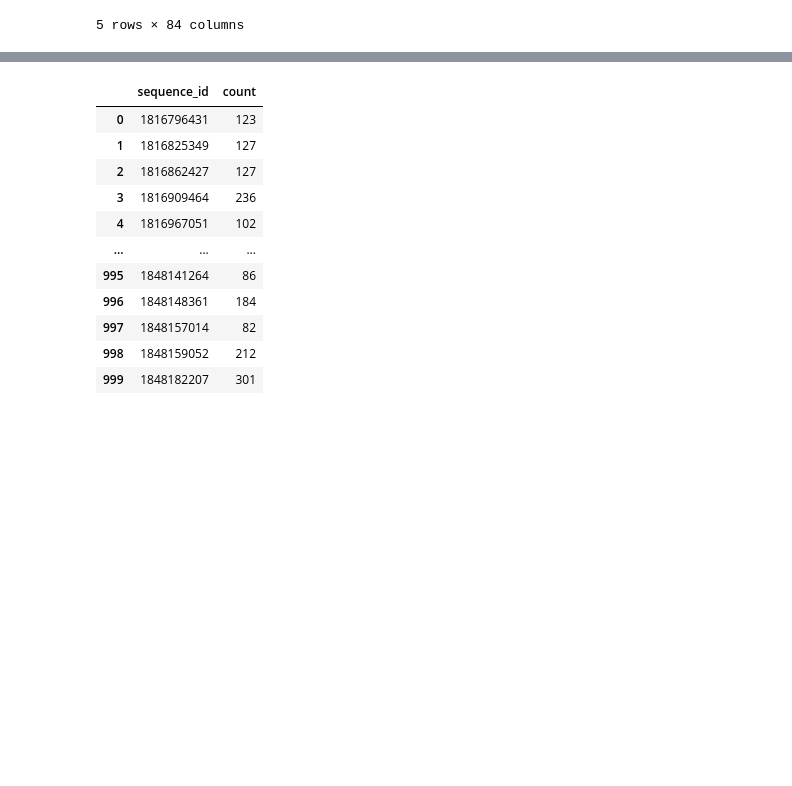
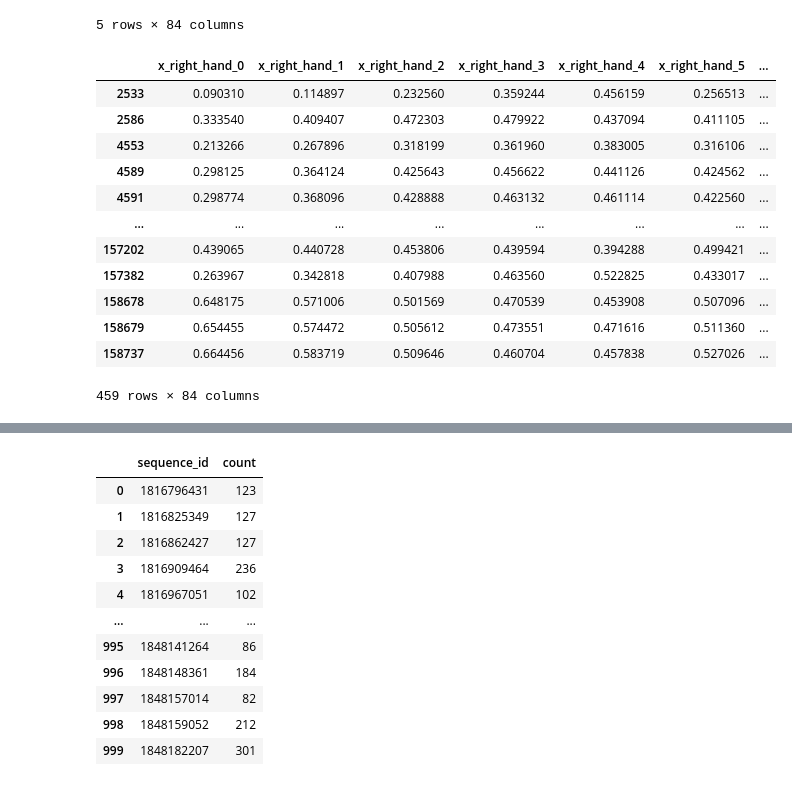
Before and after one commit to mmartiasg/fingerspelling-recognition, a Jupyter notebook: notebooks/exploration.ipynb, the cells around one changed output, grey strips where cells are left out. Cells and saved outputs as stored; diff of their text form; code cells hidden in the pictures; blank space fills up the shorter version.

```diff
--- a/notebooks/exploration.ipynb
+++ b/notebooks/exploration.ipynb
@@ -97,6 +97,24 @@ landmark_sequence.head()[hand_columns]
 | 3 | 0.398663 | 0.523662 | 0.638807 | 0.744236 | 0.832567 | 0.538486 | ... |
 | 4 | NaN | NaN | NaN | NaN | NaN | NaN | ... |
 5 rows × 84 columns
+# %%
+# Do we have 2 hands at the same time?
+
+landmark_sequence.dropna()[hand_columns]
+# %% [output]
+|  | x_right_hand_0 | x_right_hand_1 | x_right_hand_2 | x_right_hand_3 | x_right_hand_4 | x_right_hand_5 | ... |
+| 2533 | 0.090310 | 0.114897 | 0.232560 | 0.359244 | 0.456159 | 0.256513 | ... |
+| 2586 | 0.333540 | 0.409407 | 0.472303 | 0.479922 | 0.437094 | 0.411105 | ... |
+| 4553 | 0.213266 | 0.267896 | 0.318199 | 0.361960 | 0.383005 | 0.316106 | ... |
+| 4589 | 0.298125 | 0.364124 | 0.425643 | 0.456622 | 0.441126 | 0.424562 | ... |
+| 4591 | 0.298774 | 0.368096 | 0.428888 | 0.463132 | 0.461114 | 0.422560 | ... |
+| ... | ... | ... | ... | ... | ... | ... | ... |
+| 157202 | 0.439065 | 0.440728 | 0.453806 | 0.439594 | 0.394288 | 0.499421 | ... |
+| 157382 | 0.263967 | 0.342818 | 0.407988 | 0.463560 | 0.522825 | 0.433017 | ... |
+| 158678 | 0.648175 | 0.571006 | 0.501569 | 0.470539 | 0.453908 | 0.507096 | ... |
+| 158679 | 0.654455 | 0.574472 | 0.505612 | 0.473551 | 0.471616 | 0.511360 | ... |
+| 158737 | 0.664456 | 0.583719 | 0.509646 | 0.460704 | 0.457838 | 0.527026 | ... |
+459 rows × 84 columns
 # %%
 # Sequences and frames.
 
```
Also changed, not shown: parts of 1 cell of this notebook, 11 other files.
